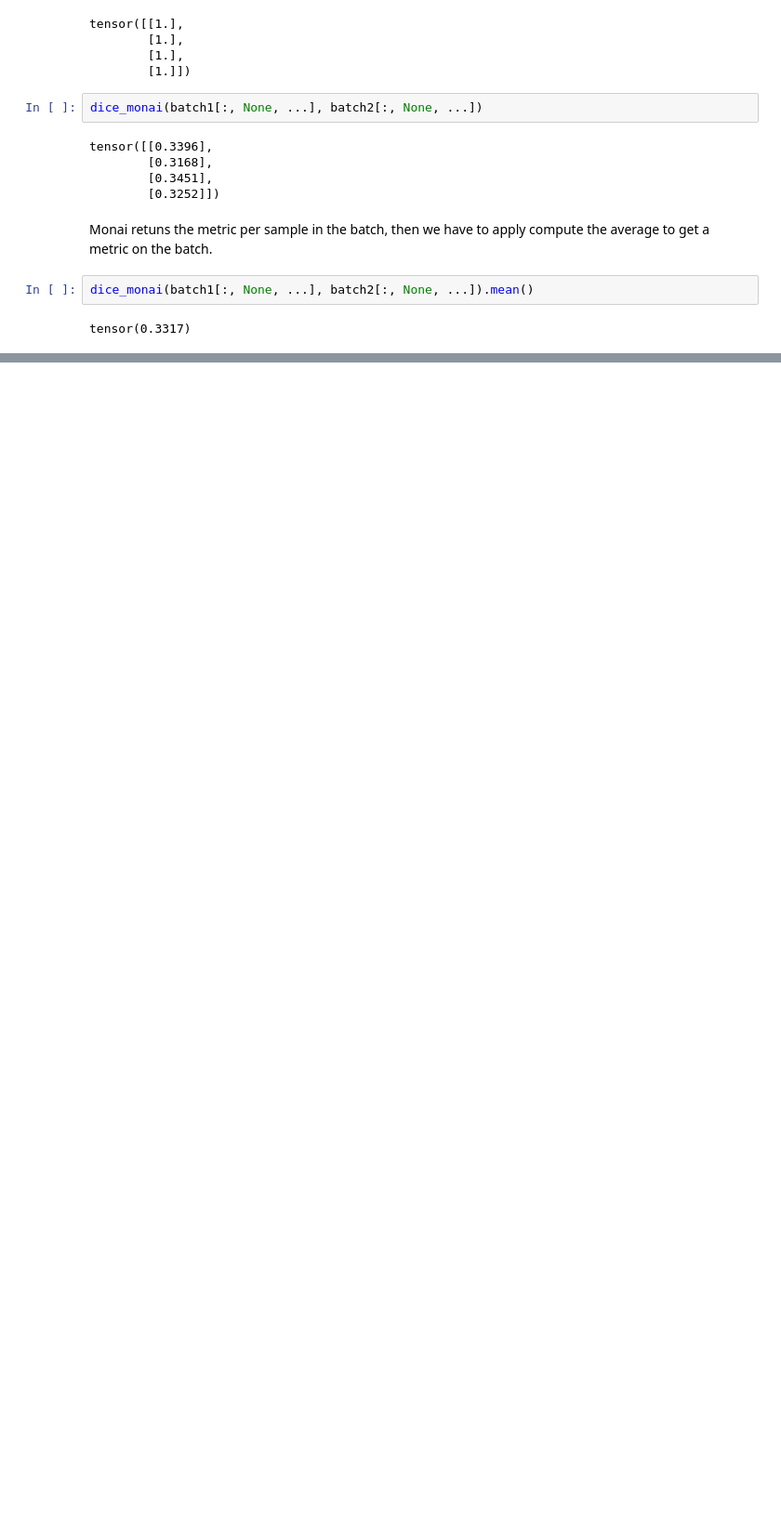
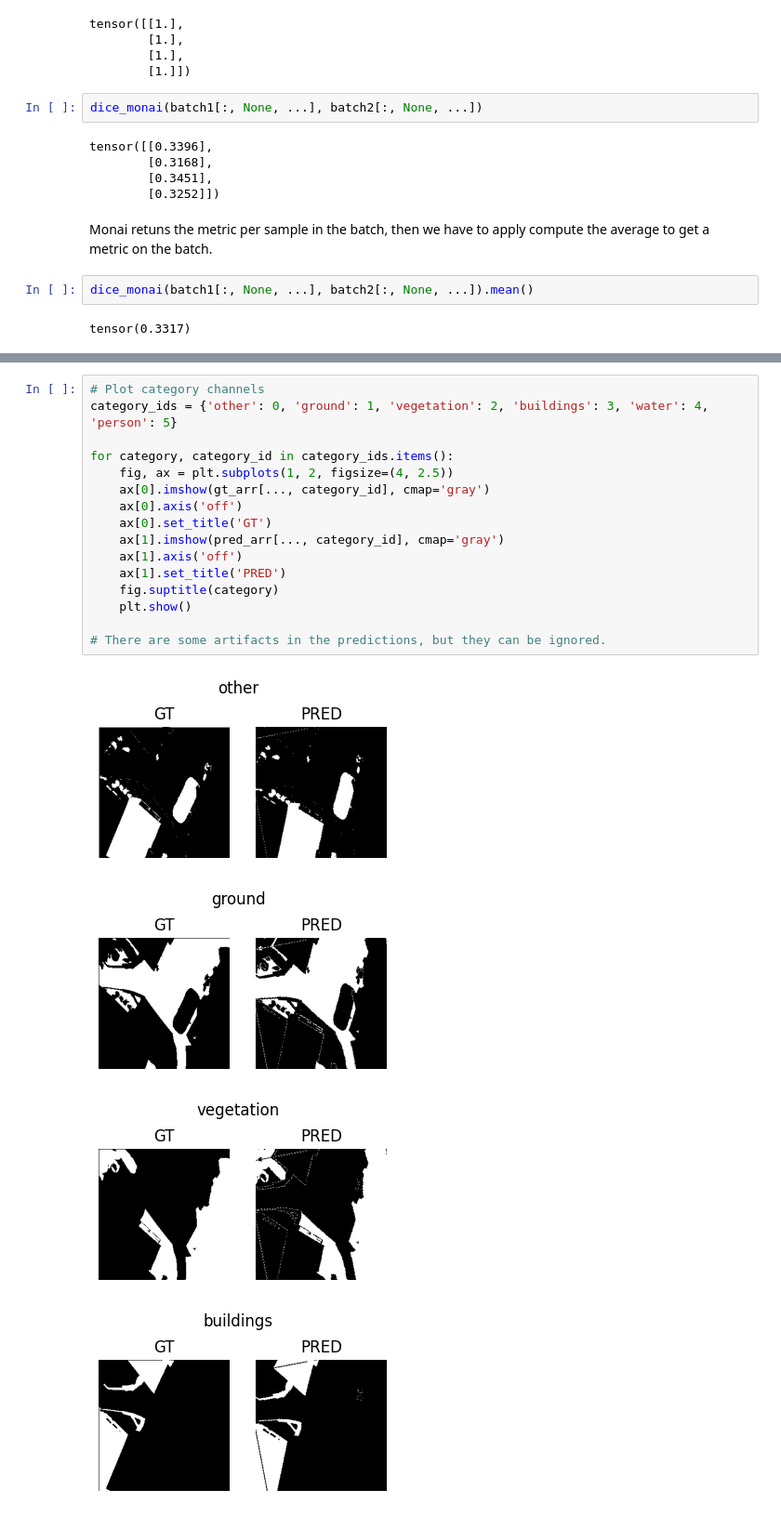
Before and after one commit to gptrapletti/losses-and-metrics, a Jupyter notebook: dice_metric.ipynb, the cells around one changed output, grey strips where cells are left out. Shown at 93% size. Cells and saved outputs as stored; diff of their text form; blank space fills up the shorter version.

```diff
--- a/dice_metric.ipynb
+++ b/dice_metric.ipynb
@@ -183,0 +218,21 @@ tensor(0.3317)
+# %%
+# Plot category channels
+category_ids = {'other': 0, 'ground': 1, 'vegetation': 2, 'buildings': 3, 'water': 4, 'person': 5}
+
+for category, category_id in category_ids.items():
+    fig, ax = plt.subplots(1, 2, figsize=(4, 2.5))
+    ax[0].imshow(gt_arr[..., category_id], cmap='gray')
+    ax[0].axis('off')
+    ax[0].set_title('GT')
+    ax[1].imshow(pred_arr[..., category_id], cmap='gray')
+    ax[1].axis('off')
+    ax[1].set_title('PRED')
+    fig.suptitle(category)
+    plt.show()
+
+# There are some artifacts in the predictions, but they can be ignored.
+# %% [output]
+[figure, added]
+[figure, added]
+[figure, added]
+[figure, added]
```
Also changed, not shown: parts of 16 cells of this notebook, 1 other file.
